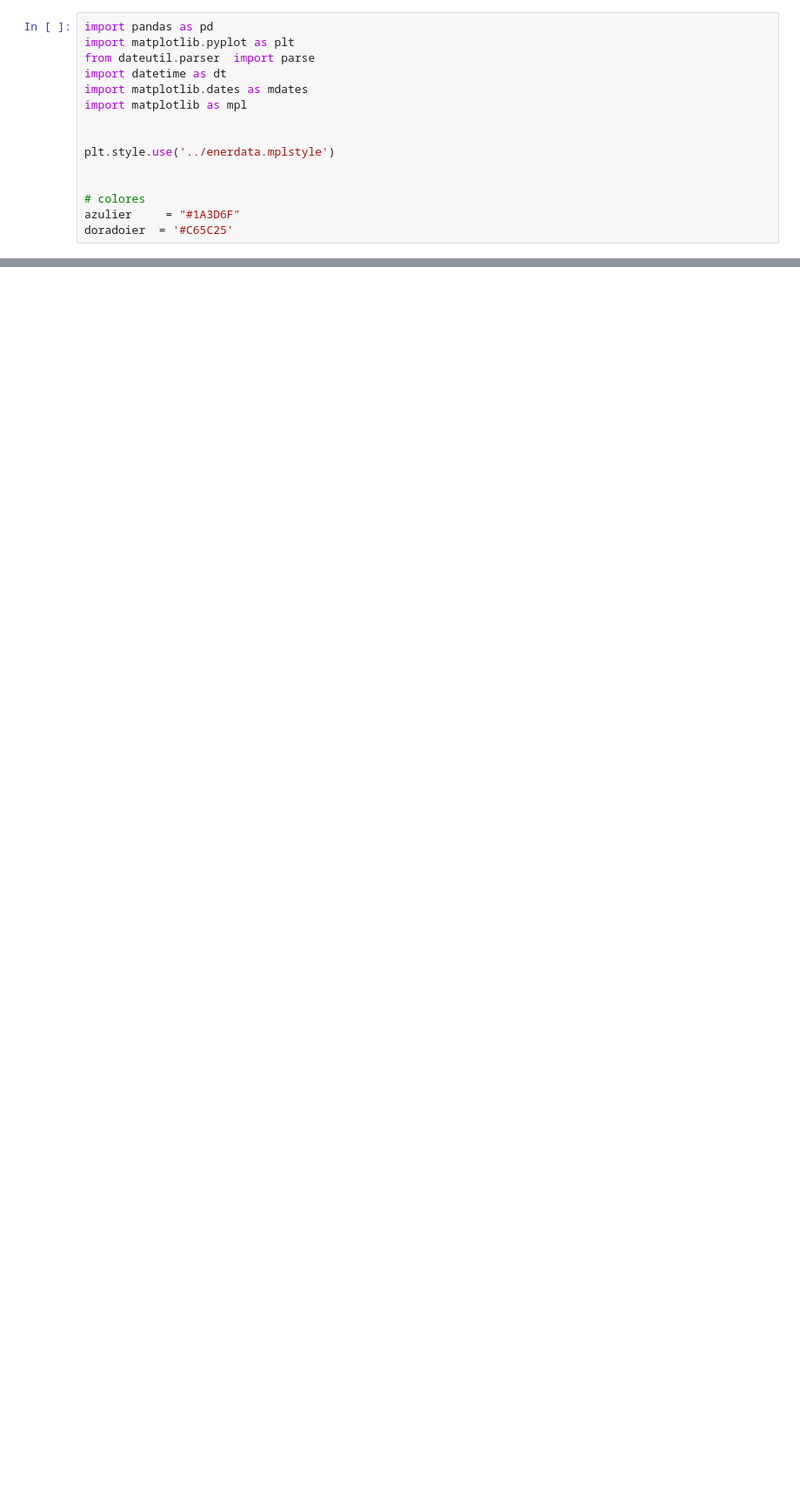
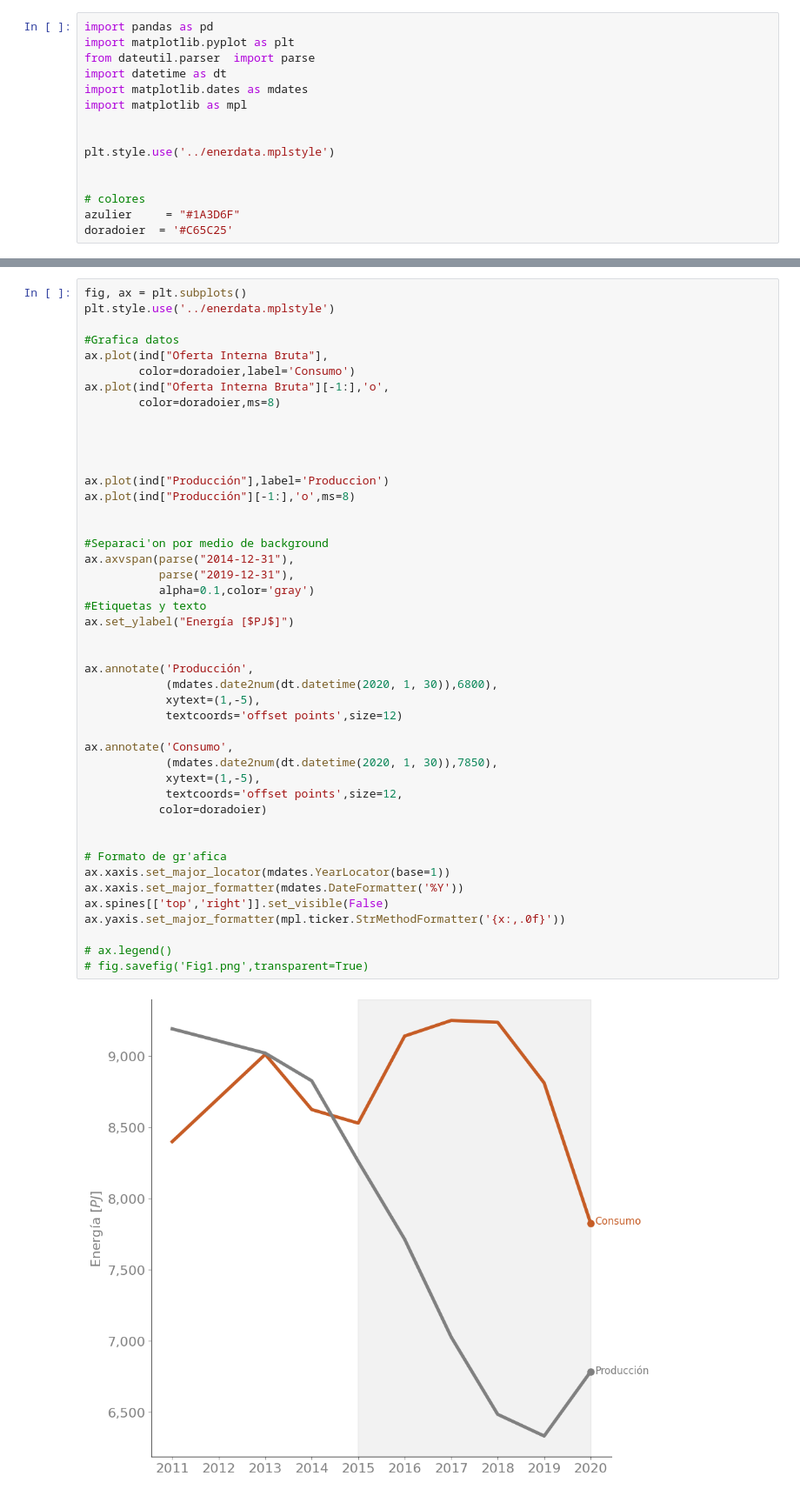
Before and after one commit to AltamarMx/ContandoHistoriasDatos_taller, a Jupyter notebook: notebooks/memo/004_IndependenciaEnergética.ipynb, the cells around one changed output, grey strips where cells are left out. Shown: that part at 87% size. Drawn from its saved outputs; the diff is of its cells as text; blank space fills up the shorter version.

```diff
--- a/notebooks/memo/004_IndependenciaEnergética.ipynb
+++ b/notebooks/memo/004_IndependenciaEnergética.ipynb
@@ -34 +61,48 @@ ind
+# %%
+fig, ax = plt.subplots()
+plt.style.use('../enerdata.mplstyle')
+
+#Grafica datos
+ax.plot(ind["Oferta Interna Bruta"],
+        color=doradoier,label='Consumo')
+ax.plot(ind["Oferta Interna Bruta"][-1:],'o',
+        color=doradoier,ms=8)
+
+
+
+
+ax.plot(ind["Producción"],label='Produccion')
+ax.plot(ind["Producción"][-1:],'o',ms=8)
+
+
+#Separaci'on por medio de background
+ax.axvspan(parse("2014-12-31"),
+           parse("2019-12-31"),
+           alpha=0.1,color='gray')
+#Etiquetas y texto
+ax.set_ylabel("Energía [$PJ$]")
+
+
+ax.annotate('Producción',
+            (mdates.date2num(dt.datetime(2020, 1, 30)),6800),
+            xytext=(1,-5),
+            textcoords='offset points',size=12)
+
+ax.annotate('Consumo',
+            (mdates.date2num(dt.datetime(2020, 1, 30)),7850),
+            xytext=(1,-5),
+            textcoords='offset points',size=12,
+           color=doradoier)
+
+
+# Formato de gr'afica
+ax.xaxis.set_major_locator(mdates.YearLocator(base=1))
+ax.xaxis.set_major_formatter(mdates.DateFormatter('%Y'))
+ax.spines[['top','right']].set_visible(False)
+ax.yaxis.set_major_formatter(mpl.ticker.StrMethodFormatter('{x:,.0f}'))
+
+# ax.legend()
+# fig.savefig('Fig1.png',transparent=True)
+# %% [output]
+[figure, added]
 # %%
```
Also changed, not shown: parts of 6 cells of this notebook, 2 other files.
